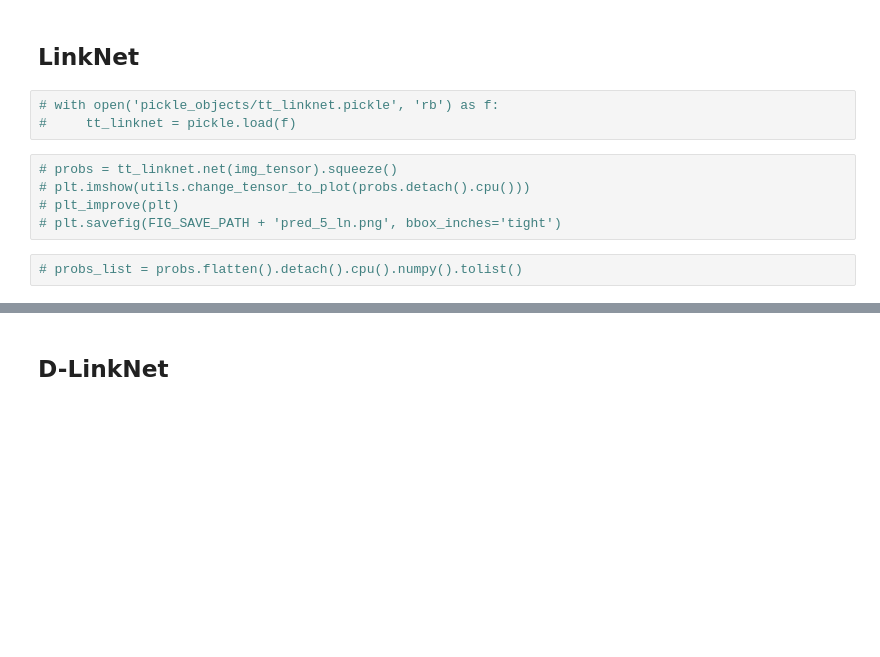
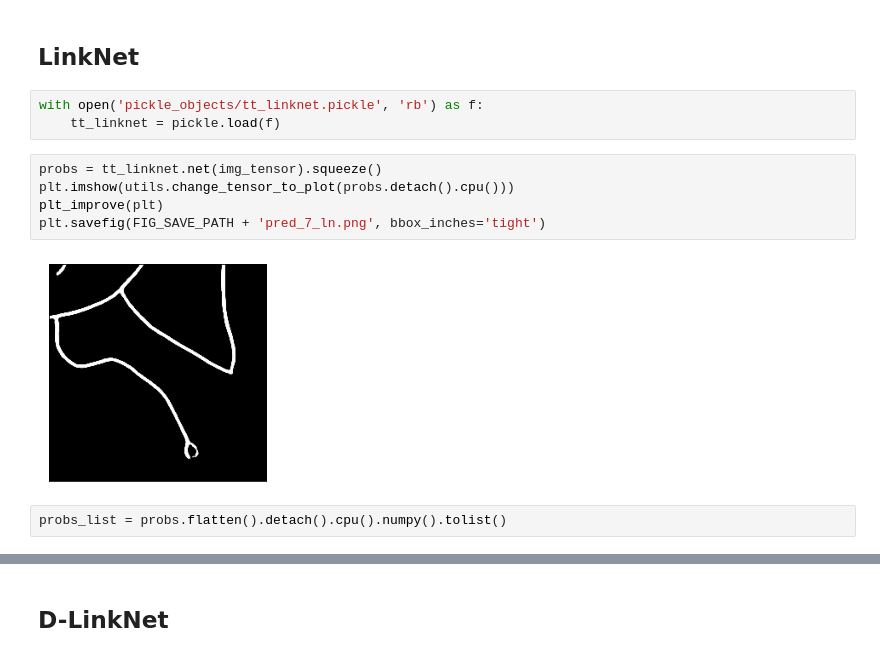
Before and after one commit to Ryanna-github/road-extraction, a Jupyter notebook: 2021-03-21_FarSeg_weight_analysis.ipynb, the cells around one changed output, grey strips where cells are left out. Saved outputs shown, nothing was run; the diff lists cells and outputs as text; blank space fills up the shorter version.

```diff
--- a/2021-03-21_FarSeg_weight_analysis.ipynb
+++ b/2021-03-21_FarSeg_weight_analysis.ipynb
@@ -61,13 +65,15 @@ plt_improve(plt)
 # %% [markdown]
 ## LinkNet
 # %%
-# with open('pickle_objects/tt_linknet.pickle', 'rb') as f:
-#     tt_linknet = pickle.load(f)
+with open('pickle_objects/tt_linknet.pickle', 'rb') as f:
+    tt_linknet = pickle.load(f)
 # %%
-# probs = tt_linknet.net(img_tensor).squeeze()
-# plt.imshow(utils.change_tensor_to_plot(probs.detach().cpu()))
-# plt_improve(plt)
-# plt.savefig(FIG_SAVE_PATH + 'pred_5_ln.png', bbox_inches='tight')
+probs = tt_linknet.net(img_tensor).squeeze()
+plt.imshow(utils.change_tensor_to_plot(probs.detach().cpu()))
+plt_improve(plt)
+plt.savefig(FIG_SAVE_PATH + 'pred_7_ln.png', bbox_inches='tight')
+# %% [output]
+[figure, added]
 # %%
-# probs_list = probs.flatten().detach().cpu().numpy().tolist()
+probs_list = probs.flatten().detach().cpu().numpy().tolist()
 # %%
```
Also changed, not shown: parts of 14 cells of this notebook, 6 other files.
